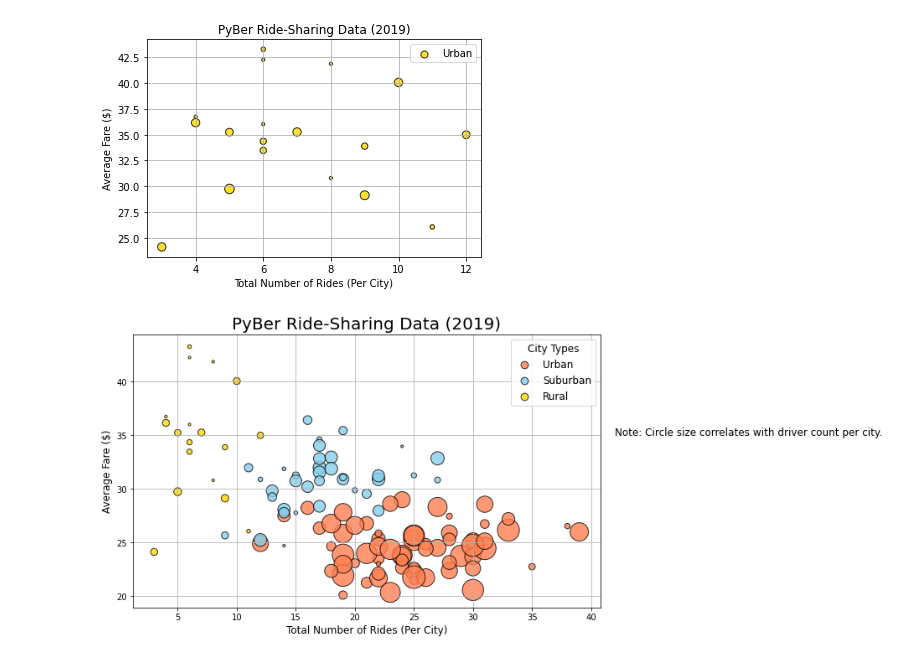
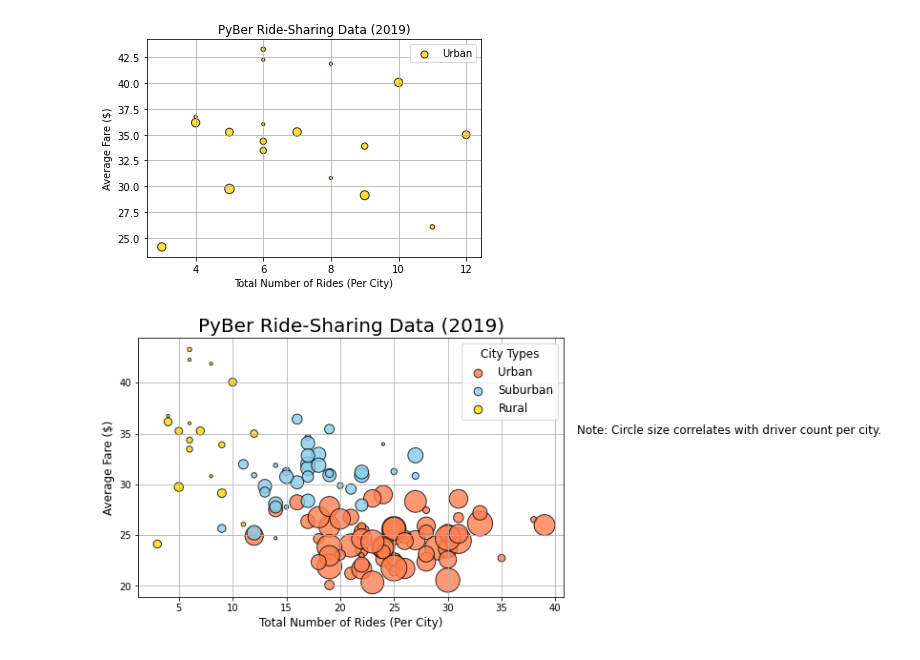
Before and after one commit to m-miley/PyBer_Analysis, a Jupyter notebook: PyBer.ipynb, the cells around one changed output. Cells and saved outputs as stored; diff of their text form; code cells hidden in the pictures.

```diff
--- a/PyBer.ipynb
+++ b/PyBer.ipynb
@@ -207,7 +207,7 @@ plt.legend()
 [figure]
 # %%
 # Combine and run all in one cell:
-plt.subplots(figsize=(10,6))
+plt.subplots(figsize=(8,5))
 plt.scatter(urban_ride_count,
       urban_avg_fare,
       s=10*urban_driver_count, c="coral",
@@ -230,31 +230,31 @@ plt.scatter(rural_ride_count,
 # of the axes labels to 12 and the title to 20.  Enlarge the figure
 
 plt.title("PyBer Ride-Sharing Data (2019)", fontsize=20)
 plt.ylabel("Average Fare ($)", fontsize=12)
 plt.xlabel("Total Number of Rides (Per City)", fontsize = 12)
 plt.grid(True)
 
 # plt.legend() returns legend with varying sizes for city types
 # Customize the legend to scale them to the same size.
 # Declare a variable for the legend function, lgnd = plt.legend(), and add parameters for font size, legend location,
     # and legend title, along with some other features
 # Then, use legendHandles[]._sizes to set the font size of the marker in the legend to a fixed size.
 # Create legend:
 lgnd = plt.legend(fontsize='12', mode='Expanded',
         scatterpoints=1, loc='best', title='City Types')
 
 lgnd.legendHandles[0]._sizes = [75]
 lgnd.legendHandles[1]._sizes = [75]
 lgnd.legendHandles[2]._sizes = [75]
 lgnd.get_title().set_fontsize(12)
 
 # Create a text label about circle size
 plt.text(42, 35, "Note: Circle size correlates with driver count per city.", fontsize="12")
 
 # Save the figure -provide a direct path to the folder and filename of saved image
 plt.savefig("analysis/Fig1.png")
 
 # Show the plot
 plt.show()
 # %% [output]
-[figure, old version]
+[figure, new version]
```
Also changed, not shown: parts of 25 cells of this notebook.
